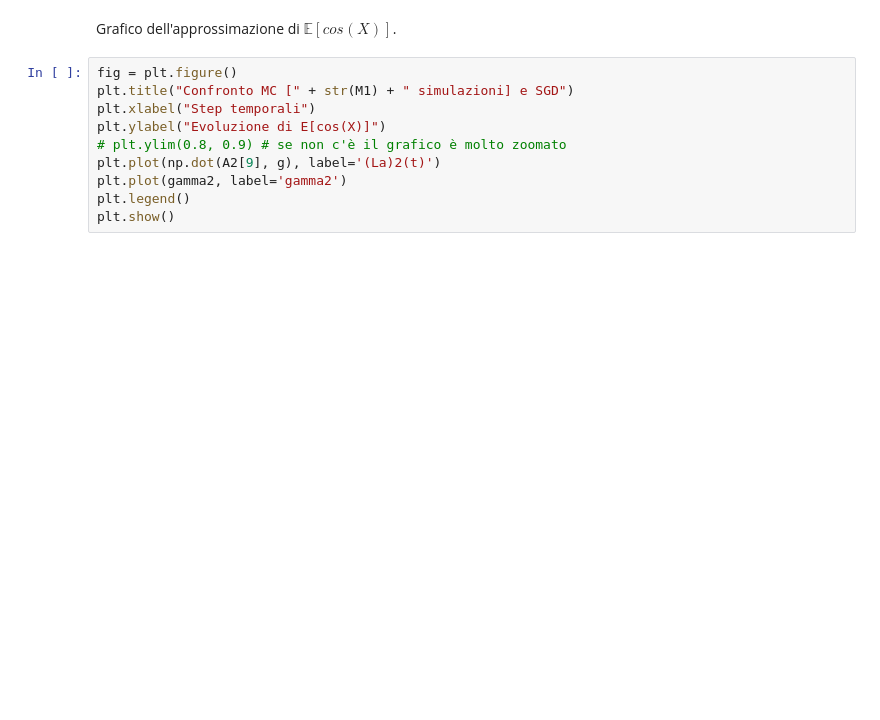
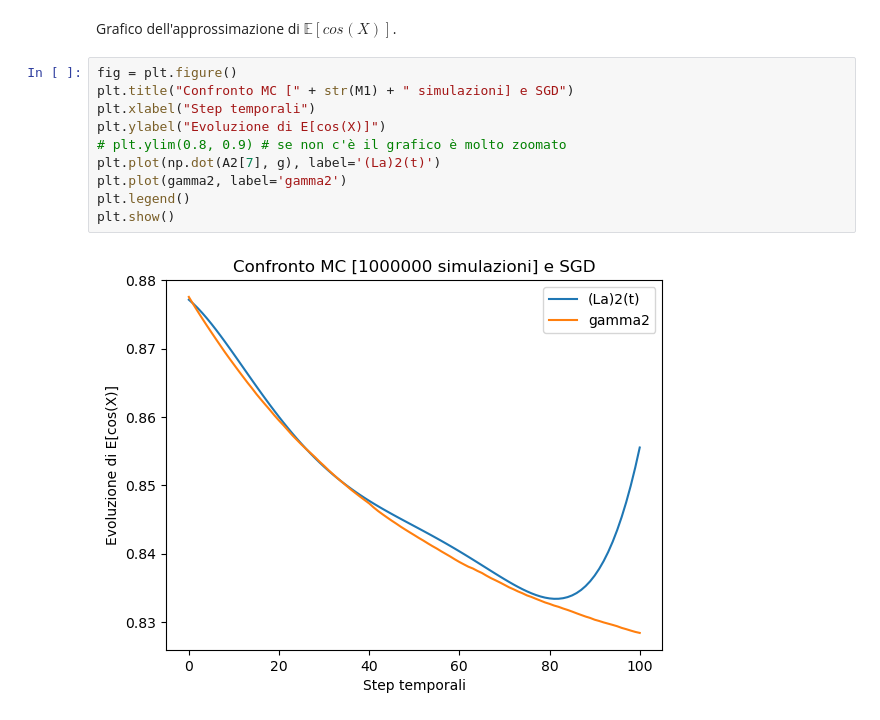
Before and after one commit to amatoandre/TESI, a Jupyter notebook: test_SGD.ipynb, the cells around one changed output. Saved outputs shown, nothing was run; the diff lists cells and outputs as text; blank space fills up the shorter version.

```diff
--- a/test_SGD.ipynb
+++ b/test_SGD.ipynb
@@ -333,10 +333,12 @@ Grafico dell'approssimazione di $\mathbb{E}[cos(X)]$.
 # %%
 fig = plt.figure()
 plt.title("Confronto MC [" + str(M1) + " simulazioni] e SGD")
 plt.xlabel("Step temporali")
 plt.ylabel("Evoluzione di E[cos(X)]")
 # plt.ylim(0.8, 0.9) # se non c'è il grafico è molto zoomato
-plt.plot(np.dot(A2[9], g), label='(La)2(t)')
+plt.plot(np.dot(A2[7], g), label='(La)2(t)')
 plt.plot(gamma2, label='gamma2')
 plt.legend()
 plt.show()
+# %% [output]
+[figure, added]
```
Also changed, not shown: parts of 2 cells of this notebook.
